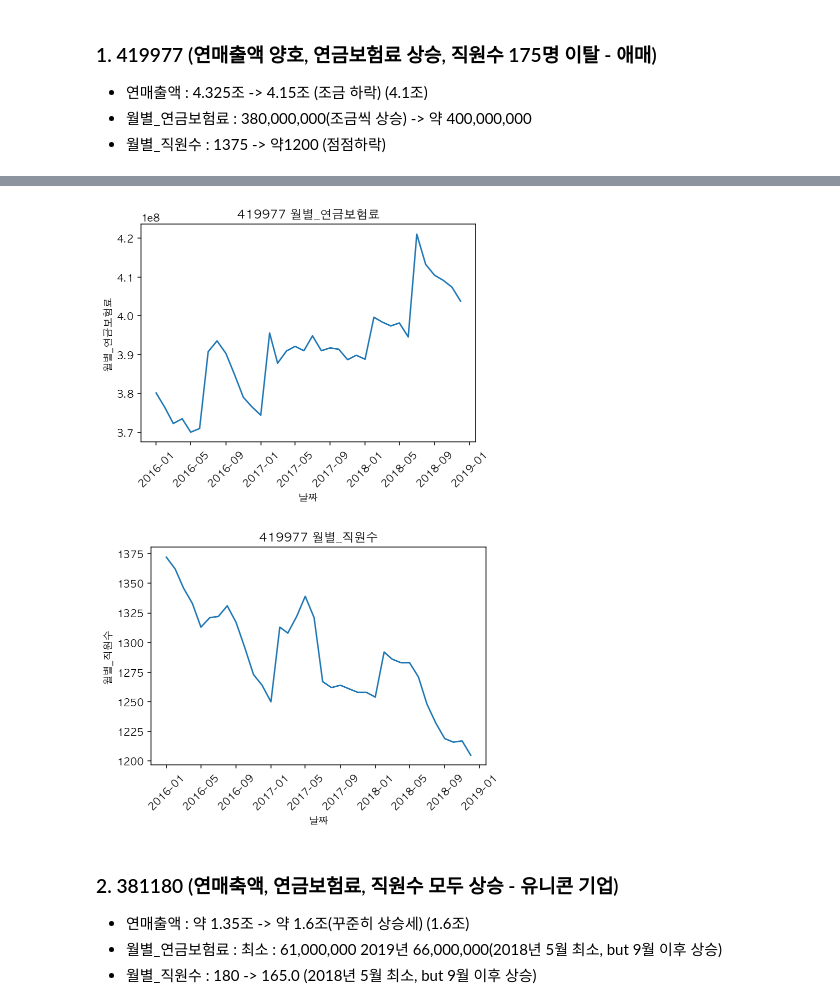
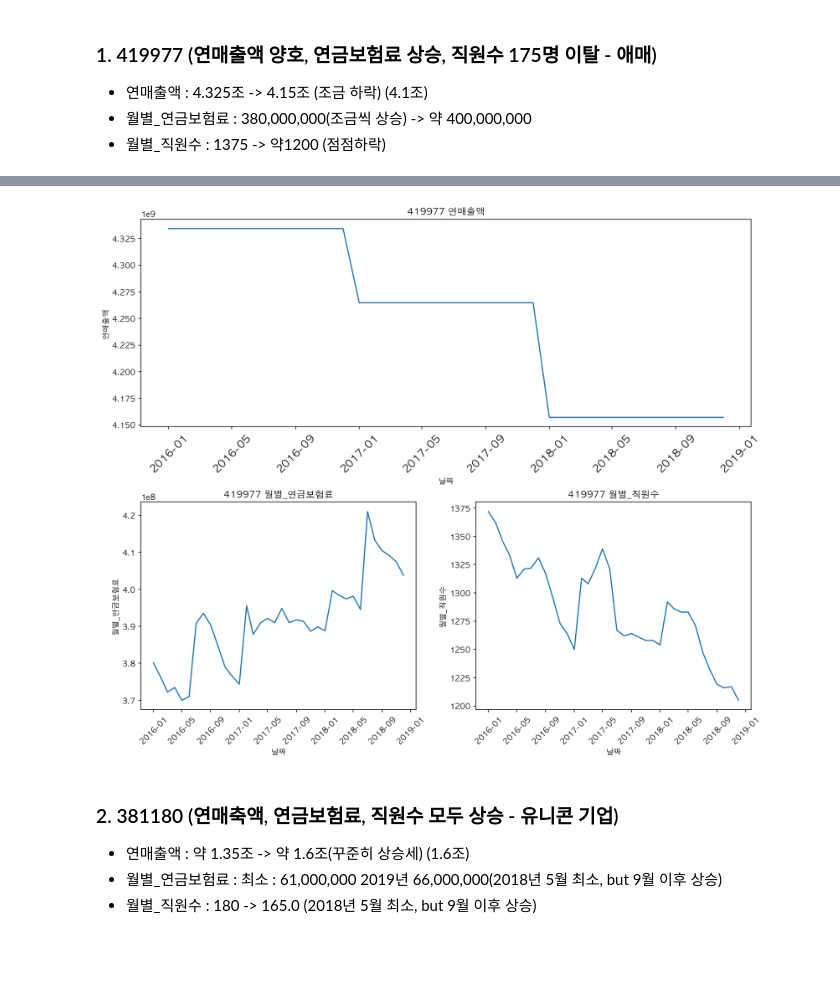
Before and after one commit to honeybeat1/team1_wanted_onboarding_2nd, a Jupyter notebook: Week1_이주영/week1_EDA.ipynb, the cells around one changed output, grey strips where cells are left out. Cells and saved outputs as stored; diff of their text form; code cells hidden in the pictures; blank space fills up the shorter version.

```diff
--- a/Week1_이주영/week1_EDA.ipynb
+++ b/Week1_이주영/week1_EDA.ipynb
@@ -238,15 +234,20 @@ plt.xticks(rotation=45);
-# %%
-# 월별_연금보험료
-sns.lineplot(data=df_419977, x=df_419977.날짜, y=df_419977.월별_연금보험료).set_title("419977 월별_연금보험료")
-plt.xticks(rotation=45);
-# %% [output]
-[figure, removed]
-# %%
-# 월별_직원수
-sns.lineplot(data=df_419977, x=df_419977.날짜, y=df_419977.월별_직원수).set_title("419977 월별_직원수")
-plt.xticks(rotation=45);
-# %% [output]
-[figure, removed]
+# %%
+fig = plt.figure(figsize=(12, 10),constrained_layout=True)
+gs = GridSpec(2, 2, figure=fig)
+ax1 = fig.add_subplot(gs[0, :])
+ax2 = fig.add_subplot(gs[1, :-1])
+ax3 = fig.add_subplot(gs[1:, -1])
+
+
+sns.lineplot(data=df_419977, x=df_419977.날짜, y=df_419977.연매출액,ax=ax1).set_title("419977 연매출액");
+ax1.tick_params(axis='x', rotation=45,labelsize=14)
+sns.lineplot(data=df_419977, x=df_419977.날짜, y=df_419977.월별_연금보험료,ax=ax2).set_title("419977 월별_연금보험료")
+ax2.tick_params(axis='x', rotation=45)
+sns.lineplot(data=df_419977, x=df_419977.날짜, y=df_419977.월별_직원수,ax=ax3).set_title("419977 월별_직원수")
+ax3.tick_params(axis='x', rotation=45)
+plt.show()
+# %% [output]
+[figure, added]
 # %% [markdown]
 ### 2. 381180 (연매축액, 연금보험료, 직원수 모두 상승 - 유니콘 기업)
 - 연매출액 : 약 1.35조 -> 약 1.6조(꾸준히 상승세) (1.6조)
```
Also changed, not shown: parts of 50 cells of this notebook.
